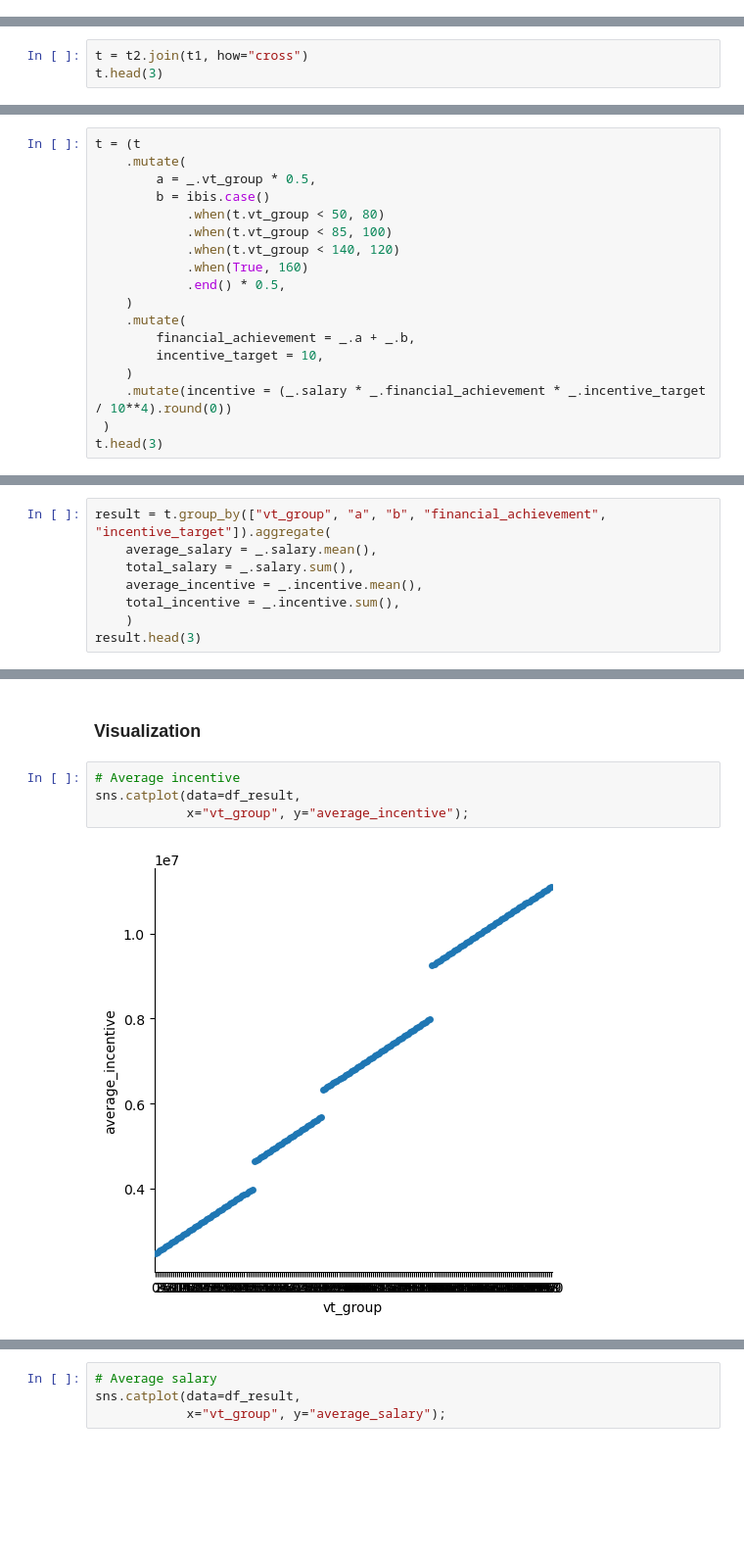
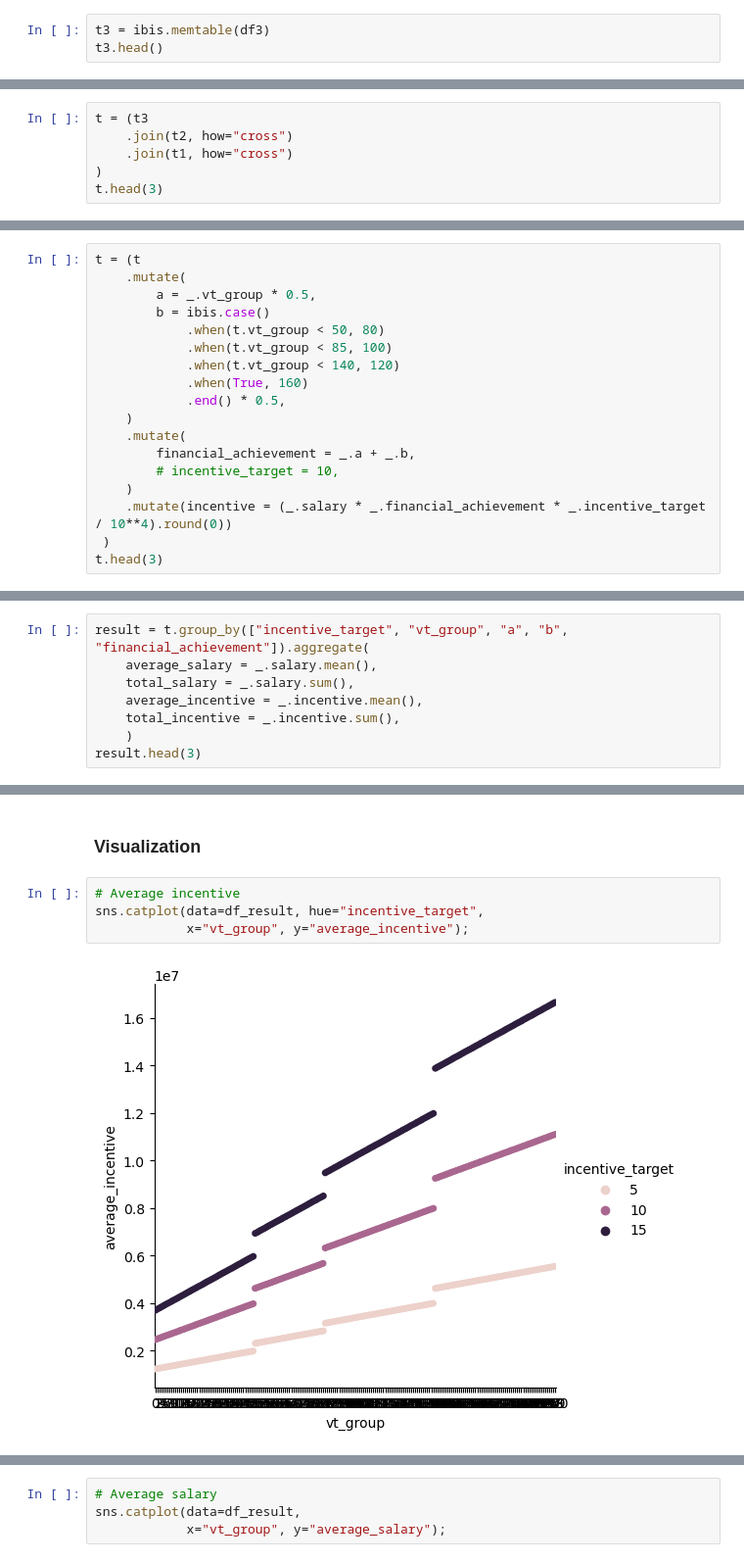
Before and after one commit to swchoi75/jupyterlab, a Jupyter notebook: STI/STI in ibis.ipynb, the cells around one changed output, grey strips where cells are left out. Shown: that part at 98% size. Saved outputs shown, nothing was run; the diff lists cells and outputs as text; blank space fills up the shorter version.

Commit message:
add incentive target scenario

```diff
--- a/STI/STI in ibis.ipynb
+++ b/STI/STI in ibis.ipynb
@@ -42,0 +46,3 @@ t2.head(3)
+# %%
+t3 = ibis.memtable(df3)
+t3.head()
@@ -95,6 +111,9 @@ temp.aggregate(average = _.incentive.mean(), total = _.incentive.sum())
 # %% [markdown]
 ### Cross Join for various vt_group, with incentive target 10%
 # %%
-t = t2.join(t1, how="cross")
+t = (t3
+    .join(t2, how="cross")
+    .join(t1, how="cross")
+)
 t.head(3)
 # %% [output]
@@ -120,7 +139,7 @@ t = (t
     )
     .mutate(
         financial_achievement = _.a + _.b,
-        incentive_target = 10,
+        # incentive_target = 10,
     )
     .mutate(incentive = (_.salary * _.financial_achievement * _.incentive_target / 10**4).round(0))
  )
@@ -156,5 +175,5 @@ interim
 # %%
-result = t.group_by(["vt_group", "a", "b", "financial_achievement", "incentive_target"]).aggregate(
+result = t.group_by(["incentive_target", "vt_group", "a", "b", "financial_achievement"]).aggregate(
     average_salary = _.salary.mean(),
     total_salary = _.salary.sum(),
     average_incentive = _.incentive.mean(),
@@ -194,9 +213,9 @@ df_result
 ### Visualization
 # %%
 # Average incentive
-sns.catplot(data=df_result,
+sns.catplot(data=df_result, hue="incentive_target",
             x="vt_group", y="average_incentive");
 # %% [output]
-[figure, old version]
+[figure, new version]
 # %%
 # Total incentive
```
Also changed, not shown: parts of 9 cells of this notebook, 5 other files.
